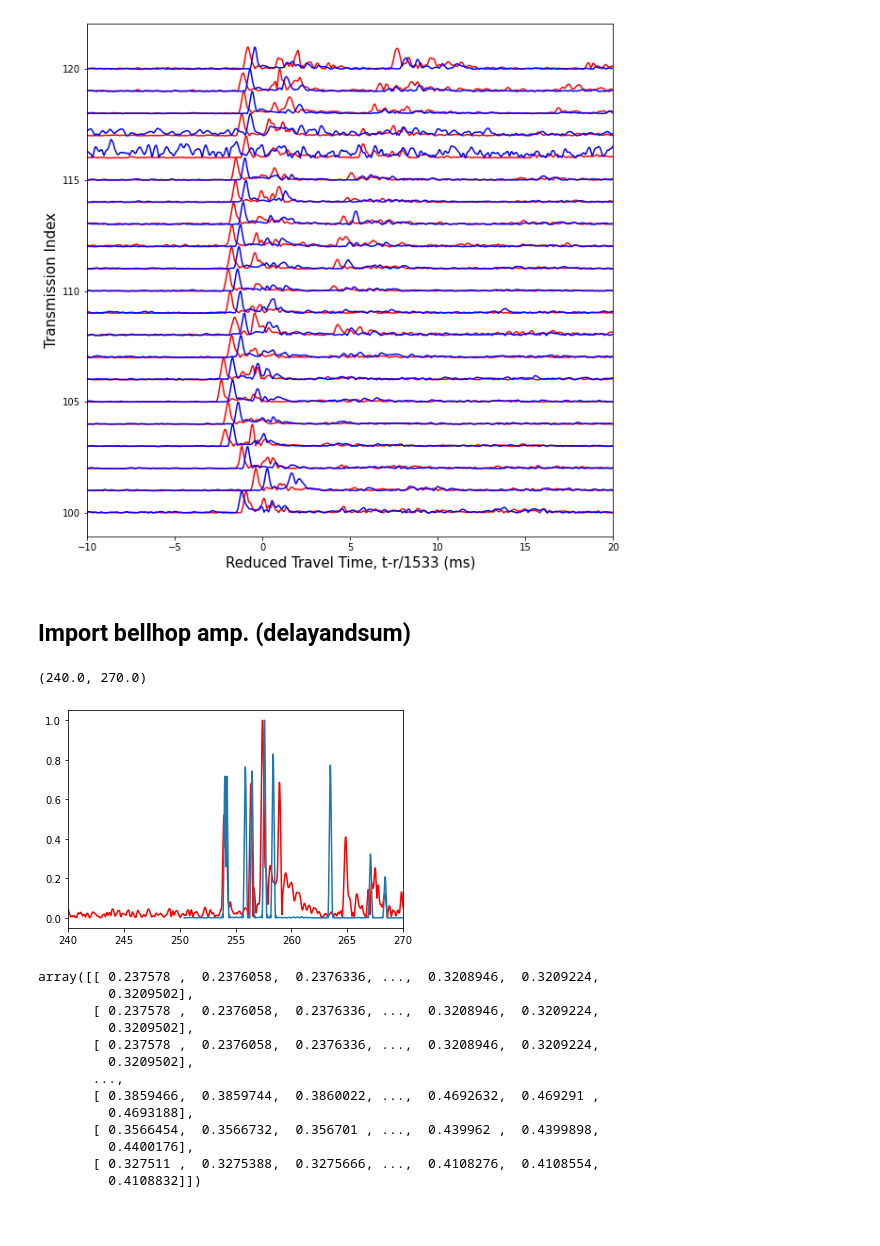
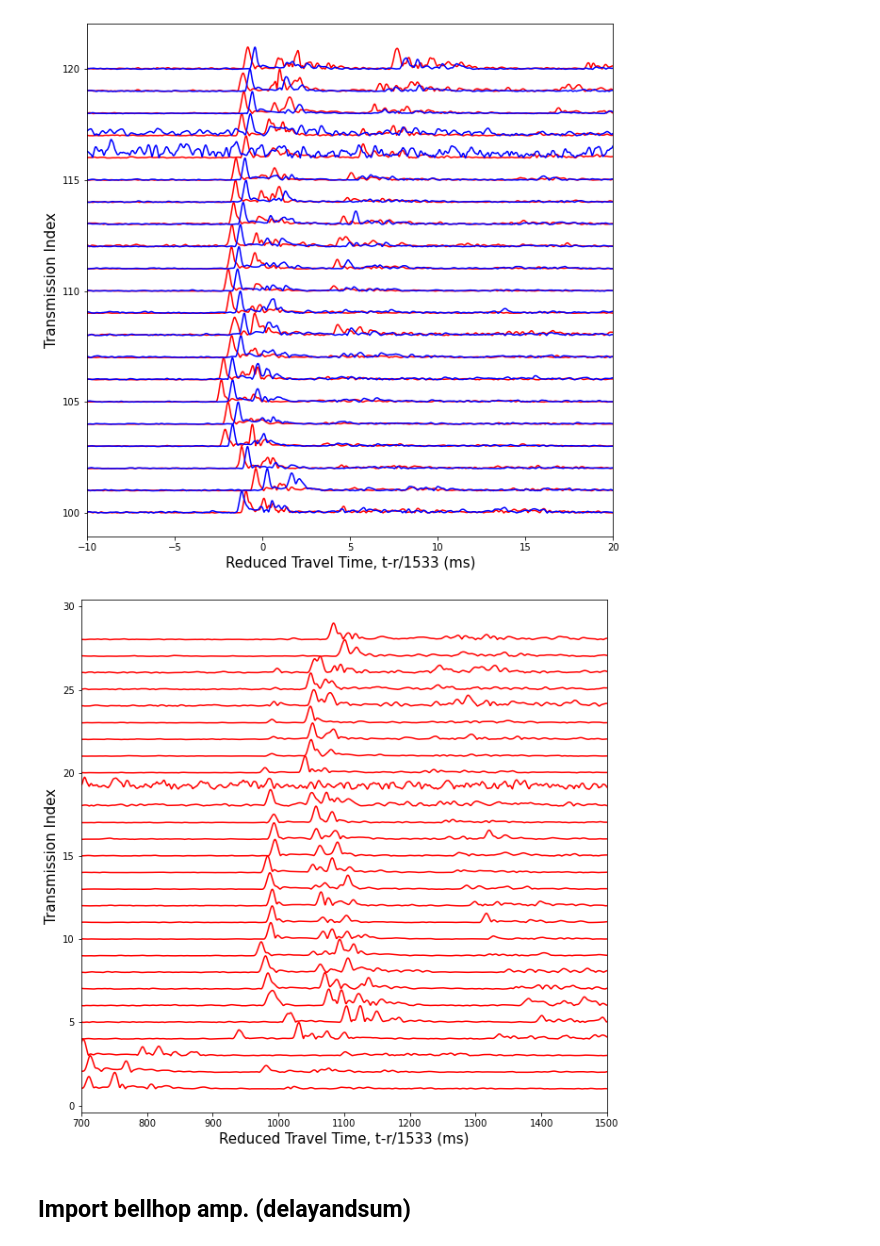
Before and after one commit to jhtong33/Final, a Jupyter notebook: Read_Arrfile.ipynb, the cells around one changed output. Drawn from its saved outputs; the diff is of its cells as text; code cells hidden in the pictures; blank space fills up the shorter version.

```diff
--- a/Read_Arrfile.ipynb
+++ b/Read_Arrfile.ipynb
@@ -41,5 +42,25 @@ plt.ylabel('Transmission Index',fontsize=15)
 plt.show()
 # %% [output]
 [figure]
+# %%
+plt.figure(figsize=(10,10))
+vel = 1533
+for i in range(1,29):
+
+    Buoy_lat = 25+GPSlat['Buoy'].values[i]/60
+    Buoy_lon = 121+GPSlon['Buoy'].values[i]/60
+    Ship_lat = 25+GPSlat['Ship'].values[i]/60
+    Ship_lon = 121+GPSlon['Ship'].values[i]/60
+    dist,az,baz = gps2dist_azimuth(Ship_lat,Ship_lon,Buoy_lat,Buoy_lon)
+    # print(dist)
+    plt.plot(range(len(ShiptoBuoy_data['time'][i])),ShiptoBuoy_data['arr'][i]/max(ShiptoBuoy_data['arr'][i])+i,'r')
+    # plt.plot((ShiptoBuoy_data['time'][i]-dist/vel)*1000,ShiptoBuoy_data['arr'][i]/max(ShiptoBuoy_data['arr'][i])+i,'r')
+    # plt.plot((BuoytoShip_data['time'][i]-dist/vel)*1000,BuoytoShip_data['arr'][i]/max(BuoytoShip_data['arr'][i])+i,'b')
+plt.xlim(700,1500)
+plt.xlabel('Reduced Travel Time, t-r/1533 (ms)',fontsize=15)
+plt.ylabel('Transmission Index',fontsize=15)
+plt.show()
+# %% [output]
+[figure, added]
 # %% [markdown]
 ## Import bellhop amp. (delayandsum)
@@ -48,24 +66,0 @@ envelop = pd.read_csv('time_001/envelop.csv')
-# %%
-plt.plot((ShiptoBuoy_data['time'][2])*1000,ShiptoBuoy_data['arr'][2]/max(ShiptoBuoy_data['arr'][2]),'r')
-plt.plot((envelop['time'])*1000+14,envelop['envelop']/(max(envelop['envelop'])))
-
-plt.xlim(240,270)
-# %% [output]
-(240.0, 270.0)
-[figure, removed]
-# %%
-BuoytoShip_data['time']
-# %% [output]
-array([[ 0.237578 ,  0.2376058,  0.2376336, ...,  0.3208946,  0.3209224,
-         0.3209502],
-       [ 0.237578 ,  0.2376058,  0.2376336, ...,  0.3208946,  0.3209224,
-         0.3209502],
-       [ 0.237578 ,  0.2376058,  0.2376336, ...,  0.3208946,  0.3209224,
-         0.3209502],
-       ...,
-       [ 0.3859466,  0.3859744,  0.3860022, ...,  0.4692632,  0.469291 ,
-         0.4693188],
-       [ 0.3566454,  0.3566732,  0.356701 , ...,  0.439962 ,  0.4399898,
-         0.4400176],
-       [ 0.327511 ,  0.3275388,  0.3275666, ...,  0.4108276,  0.4108554,
-         0.4108832]])
```
Also changed, not shown: parts of 5 cells of this notebook, 2 other files.
